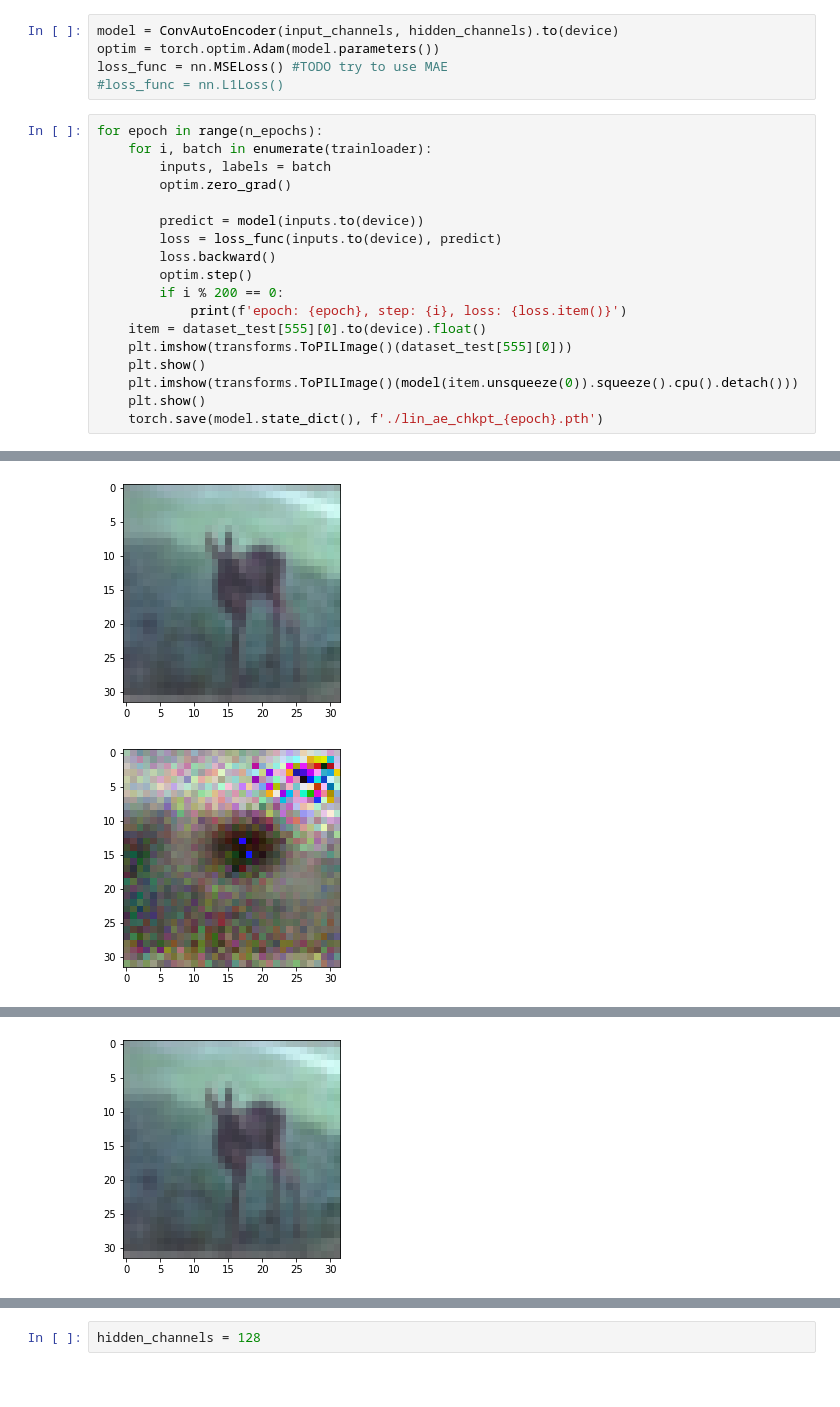
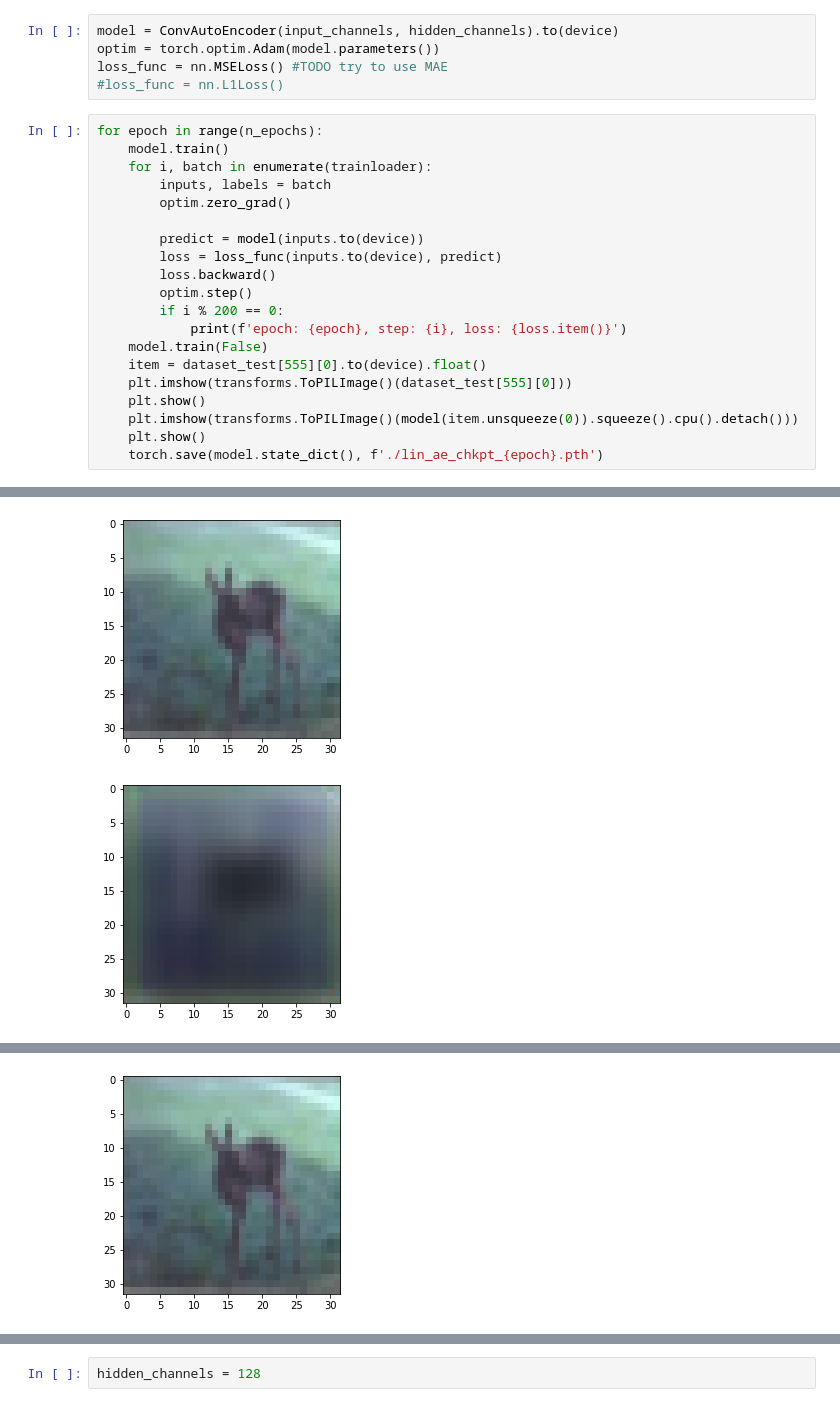
Before and after one commit to Dmilis/DS_student, a Jupyter notebook: HW3_NN_(2).ipynb, the cells around one changed output, grey strips where cells are left out. Saved outputs shown, nothing was run; the diff lists cells and outputs as text.

```diff
--- a/HW3_NN_(2).ipynb
+++ b/HW3_NN_(2).ipynb
@@ -272,6 +275,7 @@ loss_func = nn.MSELoss() #TODO try to use MAE
 #loss_func = nn.L1Loss()
 # %%
 for epoch in range(n_epochs):
+    model.train()
     for i, batch in enumerate(trainloader):
         inputs, labels = batch
         optim.zero_grad()
@@ -282,6 +286,7 @@ for epoch in range(n_epochs):
         optim.step()
         if i % 200 == 0:
             print(f'epoch: {epoch}, step: {i}, loss: {loss.item()}')
+    model.train(False)
     item = dataset_test[555][0].to(device).float()
     plt.imshow(transforms.ToPILImage()(dataset_test[555][0]))
     plt.show()
@@ -294,2 +299,2 @@ epoch: 0, step: 200, loss: 0.026301098987460136
 [figure]
-[figure, old version]
+[figure, new version]
```
Also changed, not shown: parts of 12 cells of this notebook, 3 other files.
